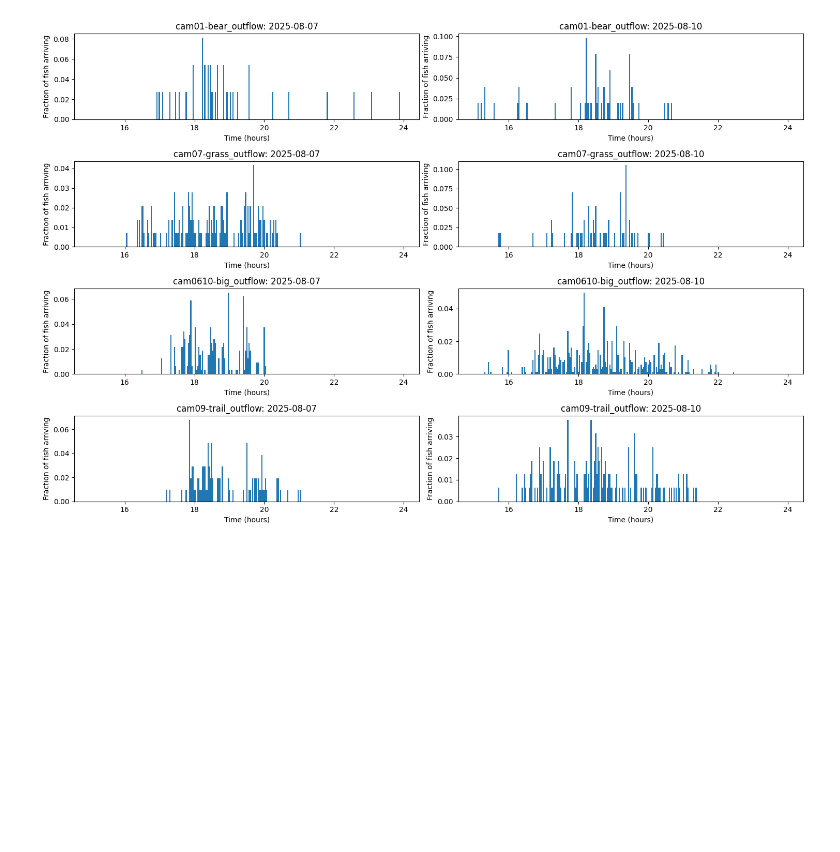
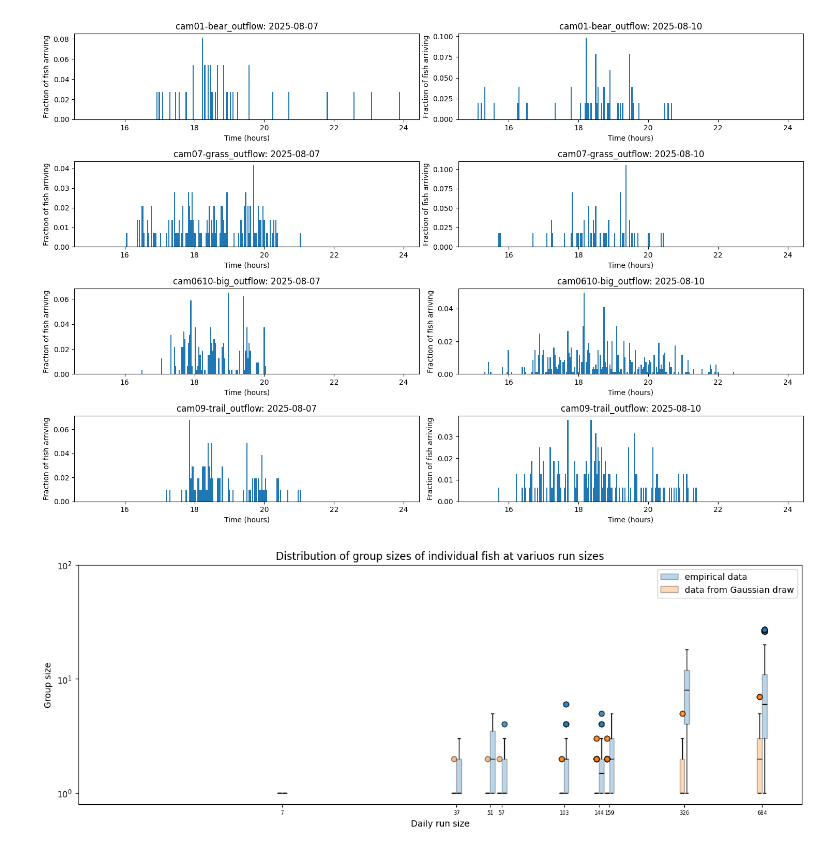
Before and after one commit to benkoger/salmon-tlc, a Jupyter notebook: notebooks/Data Analysis/plot_examples.ipynb, the cells around one changed output. Saved outputs shown, nothing was run; the diff lists cells and outputs as text; code cells hidden in the pictures; blank space fills up the shorter version.

```diff
--- a/notebooks/Data Analysis/plot_examples.ipynb
+++ b/notebooks/Data Analysis/plot_examples.ipynb
@@ -39,3 +53,8 @@ gaussian_distr_check(False)
 empirical_totals_plot(120, False)
 # %% [output]
 [figure]
+# %%
+# this function gives a plot with the group size data in boxplots for each run size
+group_size_box_plot_gaussian(10, True, False)
+# %% [output]
+[figure, added]
```
Also changed, not shown: parts of 7 cells of this notebook.
